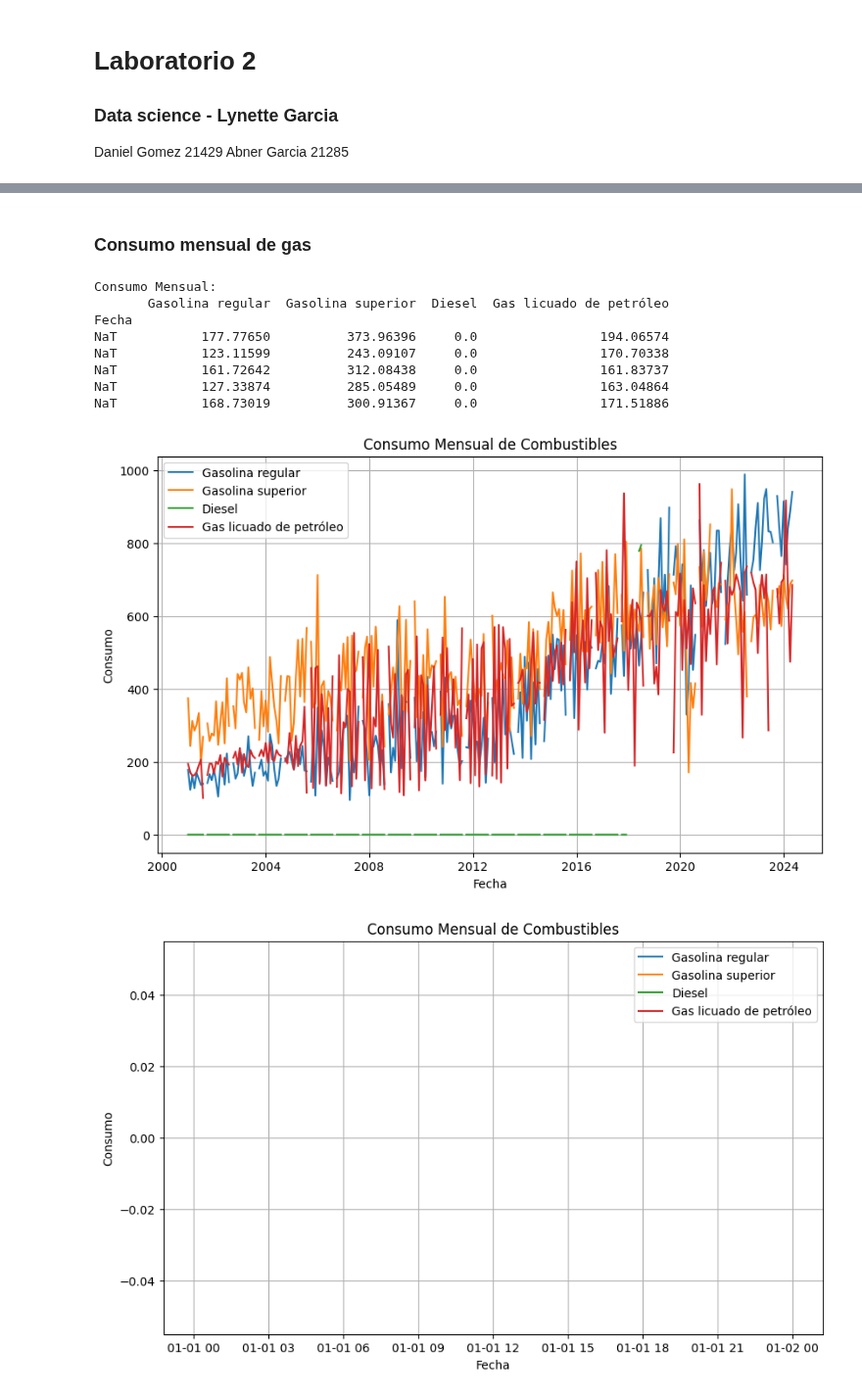
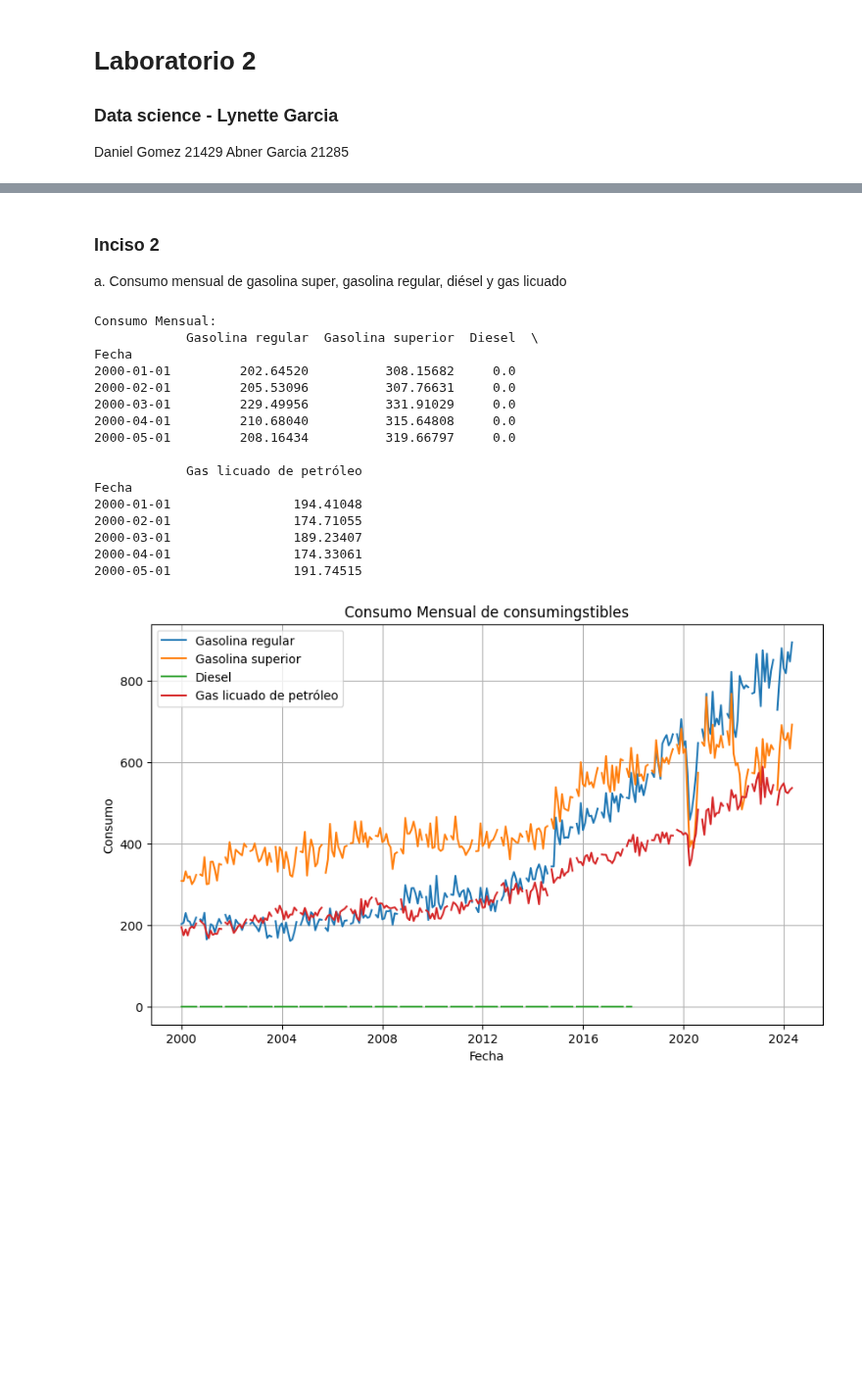
Before and after one commit to JDgomez2002/data-science-labs, a Jupyter notebook: lab02/lab2.ipynb, the cells around one changed output, grey strips where cells are left out. Shown at 98% size. Cells and saved outputs as stored; diff of their text form; code cells hidden in the pictures; blank space fills up the shorter version.

Commit message:
feat(lab2): inciso 2

```diff
--- a/lab02/lab2.ipynb
+++ b/lab02/lab2.ipynb
@@ -99,25 +130,21 @@ memory usage: 19.2+ KB
 # %% [markdown]
-### Consumo mensual de gas
+### Inciso 2
+a. Consumo mensual de gasolina super, gasolina regular, diésel y gas licuado
 # %%
-import pandas as pd
-import matplotlib.pyplot as plt
-
-%matplotlib inline
-
-# Supongamos que 'combu' es tu DataFrame y 'gas' es la lista de columnas de interés
+# Supongamos que 'consuming' es tu DataFrame y 'gas' es la lista de columnas de interés
 gas = ['Gasolina regular', 'Gasolina superior', 'Diesel', 'Gas licuado de petróleo']
 
 # Asegurarse de que las columnas sean de tipo 'object' (cadena de texto)
 for column in gas:
-    combu[column] = combu[column].astype(str)
+    consuming[column] = consuming[column].astype(str)
 
 # Eliminar cualquier carácter no numérico o espacios en blanco
 for column in gas:
-    combu[column] = combu[column].str.replace(',', '').str.strip()
+    consuming[column] = consuming[column].str.replace(',', '').str.strip()
 
 # Convertir las columnas a float
 for column in gas:
-    combu[column] = pd.to_numeric(combu[column], errors='coerce')
+    consuming[column] = pd.to_numeric(consuming[column], errors='coerce')
 
 # Diccionario para traducir los meses en español a inglés
 meses_espanol = {
@@ -129,44 +156,51 @@ meses_espanol = {
 def traducir_fecha(fecha):
     if isinstance(fecha, str):
         for mes_es, mes_en in meses_espanol.items():
             fecha = fecha.replace(mes_es, mes_en)
     return fecha
 
 # Asegurarse de que el índice sea de tipo 'object' (cadena de texto)
-combu.index = combu.index.astype(str)
+consuming.index = consuming.index.astype(str)
 
 # Traducir las fechas en el índice
-combu.index = combu.index.map(traducir_fecha)
+consuming.index = consuming.index.map(traducir_fecha)
 
 # Asegurarse de que el índice sea de tipo datetime con el formato correcto
-if not pd.api.types.is_datetime64_any_dtype(combu.index):
-    combu.index = pd.to_datetime(combu.index, format='%b/%Y', errors='coerce')
+if not pd.api.types.is_datetime64_any_dtype(consuming.index):
+    consuming.index = pd.to_datetime(consuming.index, format='%b/%Y', errors='coerce')
 
 # Filtrar las series de interés
-consumo = combu[gas]
+consumo = consuming[gas]
 
 print('\nConsumo Mensual:')
 print(consumo.head())
 
 # Graficar la serie de tiempo
 plt.figure(figsize=(10, 6))
 for column in gas:
     plt.plot(consumo.index, consumo[column], label=column)
 
-plt.title('Consumo Mensual de Combustibles')
+plt.title('Consumo Mensual de consumingstibles')
 plt.xlabel('Fecha')
 plt.ylabel('Consumo')
 plt.legend()
 plt.grid(True)
 plt.show()
 # %% [output]
 Consumo Mensual:
-       Gasolina regular  Gasolina superior  Diesel  Gas licuado de petróleo
+            Gasolina regular  Gasolina superior  Diesel  \
 Fecha
-NaT           177.77650          373.96396     0.0                194.06574
-NaT           123.11599          243.09107     0.0                170.70338
-NaT           161.72642          312.08438     0.0                161.83737
-NaT           127.33874          285.05489     0.0                163.04864
-NaT           168.73019          300.91367     0.0                171.51886
+2000-01-01         202.64520          308.15682     0.0
+2000-02-01         205.53096          307.76631     0.0
+2000-03-01         229.49956          331.91029     0.0
+2000-04-01         210.68040          315.64808     0.0
+2000-05-01         208.16434          319.66797     0.0
+
+            Gas licuado de petróleo
+Fecha
+2000-01-01                194.41048
+2000-02-01                174.71055
+2000-03-01                189.23407
+2000-04-01                174.33061
+2000-05-01                191.74515
-[figure, old version]
+[figure, new version]
-[figure, removed]
```
Also changed, not shown: parts of 14 cells of this notebook, 14 other files.
